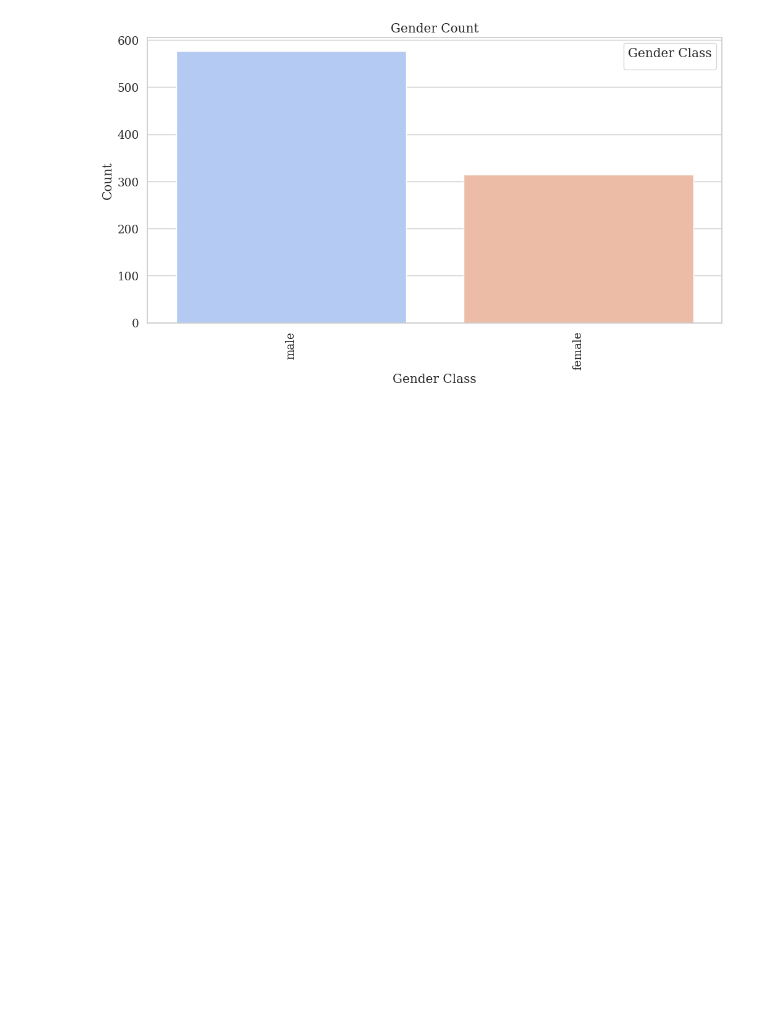
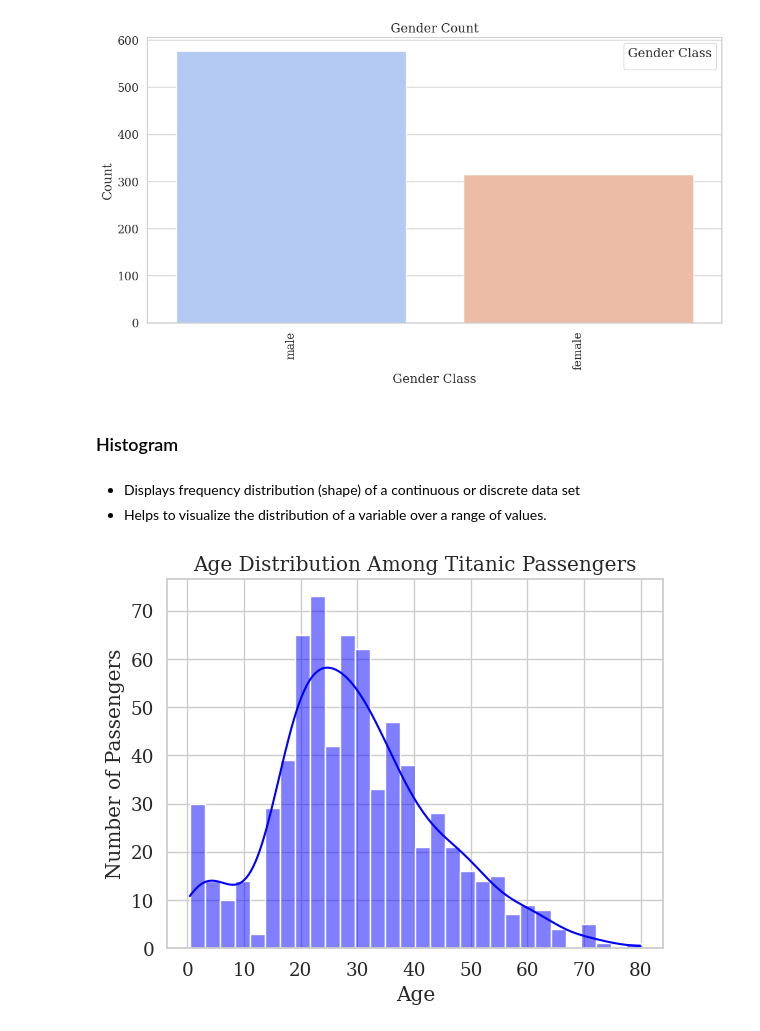
Before and after one commit to vadivelmurugesan/data-science, a Jupyter notebook: 06_seaborn/01_fundamentals.ipynb, the cells around one changed output. Drawn from its saved outputs; the diff is of its cells as text; code cells hidden in the pictures; blank space fills up the shorter version.

```diff
--- a/06_seaborn/01_fundamentals.ipynb
+++ b/06_seaborn/01_fundamentals.ipynb
@@ -87,3 +87,19 @@ plt.xticks(rotation=90)
 plt.show()
 # %% [output]
 [figure]
+# %% [markdown]
+### Histogram
+# %% [markdown]
+* Displays frequency distribution (shape) of a continuous or discrete data set
+* Helps to visualize the distribution of a variable over a range of values.
+# %%
+# Seaborn provides a function called histplot for creating histograms. Here's the basic syntax:
+
+sns.histplot(data=titanic_dataset, x='age', kde=True, bins=30, color='blue')
+plt.title('Age Distribution Among Titanic Passengers')
+plt.xlabel('Age')
+plt.ylabel('Number of Passengers')
+plt.show()
+# kde=True part is there also to draw a curve of Kernel Density Estimation (KDE) that provides a smooth estimate of our distribution.
+# %% [output]
+[figure, added]
```
Also changed, not shown: parts of 4 cells of this notebook, 3 other files.
